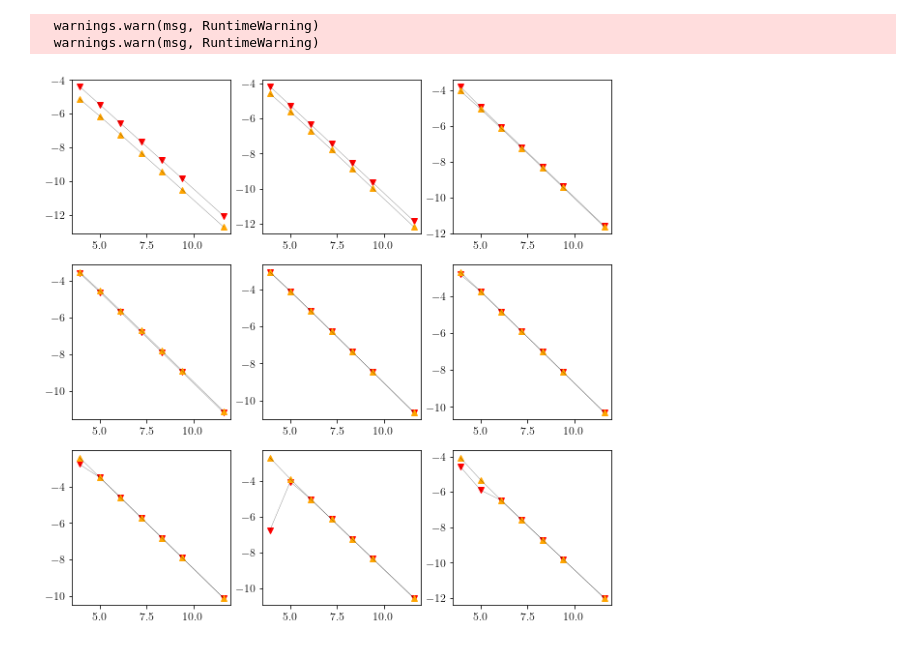
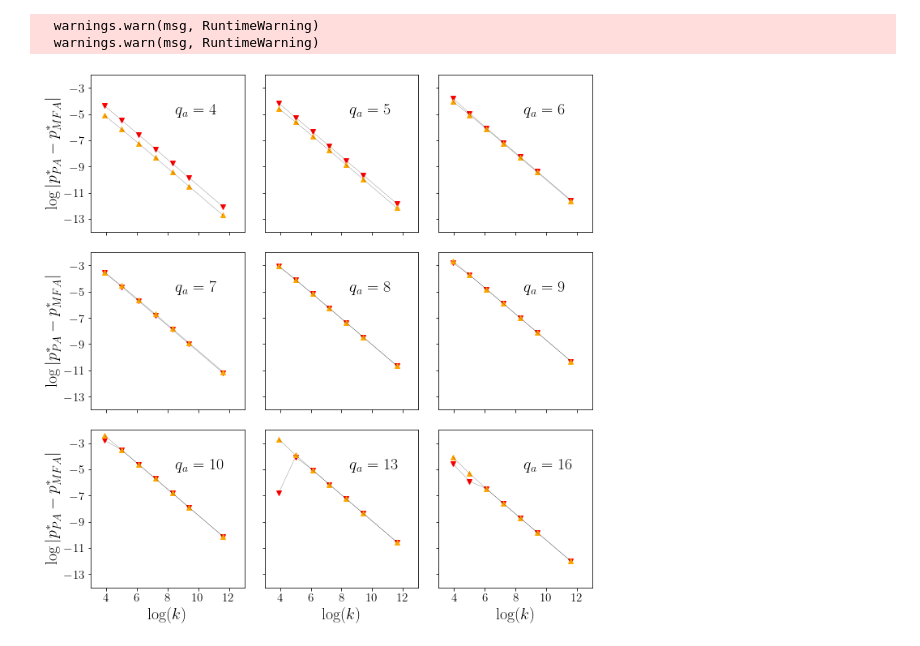
Before and after one commit to pucandrzej/DPOCN_project, a Jupyter notebook: reproduction_of_article_graphs.ipynb, the cells around one changed output. Cells and saved outputs as stored; diff of their text form; code cells hidden in the pictures.

```diff
--- a/reproduction_of_article_graphs.ipynb
+++ b/reproduction_of_article_graphs.ipynb
@@ -227,7 +242,7 @@ upper_spinodal_R = np.nanmax(SUFP_R)
 
 MFA_results = MFA_equation(np.linspace(0.5001, 1, 10000), q_a, q_c)
 # %%
-fig, axs = plt.subplots(ncols = 2, figsize = (2 * Image_width, Image_width))
+fig, axs = plt.subplots(ncols = 2, figsize = (Image_width, 0.5 * Image_width))
 
 ax = axs[0]
 # PA
@@ -248,6 +263,9 @@ ax.plot(MFA_results[:np.where(MFA_results == np.max(MFA_results))[0][0]], 1 - np
 ax.plot(MFA_results[np.where(MFA_results == np.max(MFA_results))[0][0]:], 1 - np.linspace(0.5, 1, 10000)[np.where(MFA_results == np.max(MFA_results))[0][0]:], color = 'purple')
 ax.set_xlim(x_ax_limits)
 ax.set_ylim([0.35, 0.65])
+ax.set_xlabel('p')
+ax.set_ylabel('$c_{st}$')
+ax.set_title('k = 50')
 
 ax = axs[1]
 # PA
@@ -268,4 +286,10 @@ ax.plot(MFA_results[:np.where(MFA_results == np.max(MFA_results))[0][0]], 1 - np
 ax.plot(MFA_results[np.where(MFA_results == np.max(MFA_results))[0][0]:], 1 - np.linspace(0.5, 1, 10000)[np.where(MFA_results == np.max(MFA_results))[0][0]:], color = 'purple')
 ax.set_xlim(x_ax_limits)
 ax.set_ylim([0.35, 0.65])
+ax.set_xlabel('p')
+ax.set_ylabel('$c_{st}$')
+ax.set_title('k = 150')
+
+plt.tight_layout()
+plt.savefig('Figures/Fig_5.jpg', bbox_inches = 'tight', dpi = 500)
 # %% [output]
@@ -313,17 +336,28 @@ for i, q_a in enumerate(Q_a):
 # %%
 Differences_upper_plot = Differences_upper.reshape((3, 3, 7))
 Differences_lower_plot = Differences_lower.reshape((3, 3, 7))
+Q_a_plot = Q_a.reshape((3, 3))
 
-fig, axs = plt.subplots(ncols = np.shape(Differences_upper_plot)[0], nrows = np.shape(Differences_upper_plot)[1], figsize = (Image_width, Image_width))
-# Q_a_plot = Q_a.reshape((3, 3))
-# Differences_plot = Differences.reshape((3,3,7))
+fig, axs = plt.subplots(ncols = np.shape(Differences_upper_plot)[0], nrows = np.shape(Differences_upper_plot)[1],
+                        sharex=True, sharey=True, figsize = (Image_width, Image_width))
 
 for i in range(3):
     for j in range(3):
         ax = axs[i, j]
+        ax.set_ylim([-14, -2])
+        ax.set_xlim([3, 13])
         ax.plot(np.log(K), np.log(Differences_upper_plot[i, j, :]), 'v', color = 'red')
         ax.plot(np.log(K), np.log(Differences_upper_plot[i, j, :]), color = 'black', linewidth = 0.2)
         ax.plot(np.log(K), np.log(Differences_lower_plot[i, j, :]), '^', color = 'orange')
         ax.plot(np.log(K), np.log(Differences_lower_plot[i, j, :]), color = 'black', linewidth = 0.2)
+        plt.xticks([4,6,8,10,12])
+        plt.yticks([-13, -11, -9, -7, -5, -3])
+        if j == 0:
+            ax.set_ylabel('$\\log|p^\\ast_{PA} - p^\\ast_{MFA}|$')
+        if i == 2:
+            ax.set_xlabel('$\\log(k)$')
+        ax.text(8.5, -5, f'$q_a = {Q_a_plot[i, j]}$')
+plt.tight_layout()
+plt.savefig('Figures/Fig_6.jpg', bbox_inches = 'tight', dpi = 500)
 # %% [output]
-[figure, old version]
+[figure, new version]
```
Also changed, not shown: parts of 4 cells of this notebook, 5 other files.
